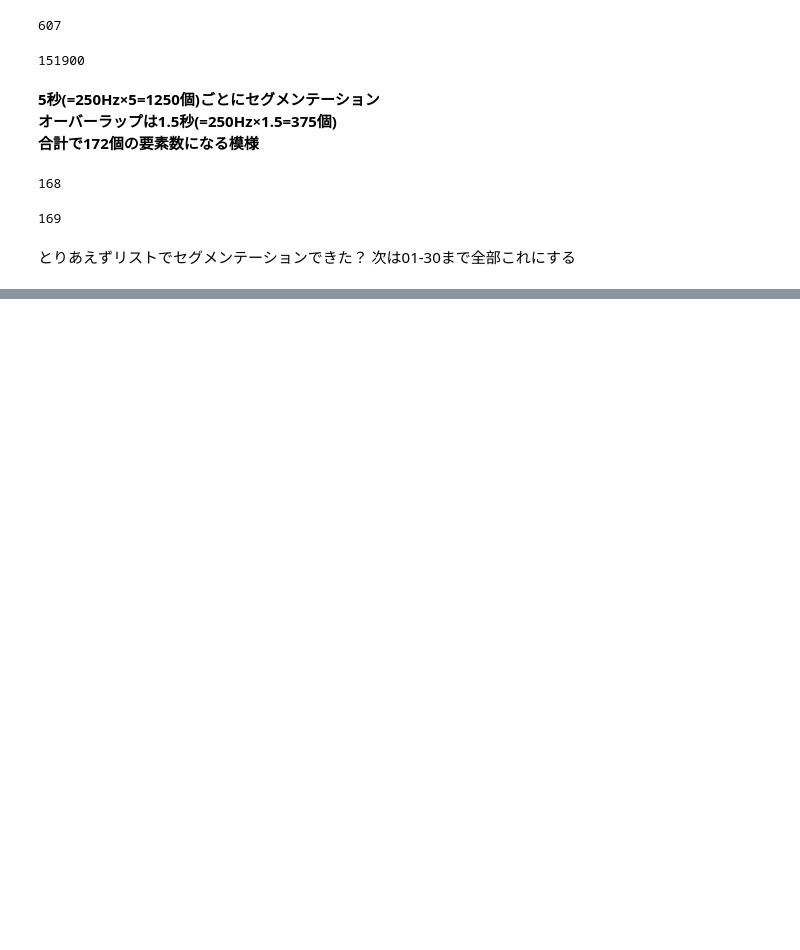
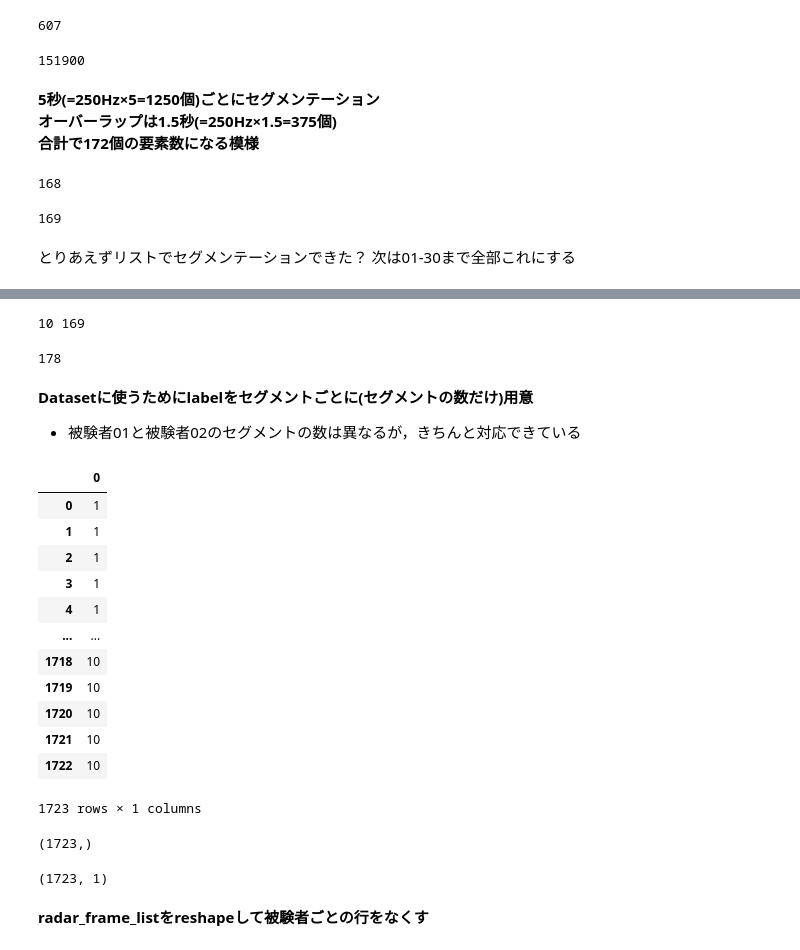
Before and after one commit to gondow86/lstm_cnn_ensemble, a Jupyter notebook: LSTM.ipynb, the cells around one changed output, grey strips where cells are left out. Saved outputs shown, nothing was run; the diff lists cells and outputs as text; code cells hidden in the pictures; blank space fills up the shorter version.

```diff
--- a/LSTM.ipynb
+++ b/LSTM.ipynb
@@ -135,0 +100,23 @@ Name: 0, Length: 169, dtype: object
+# %%
+# 10人分のdataframeを作る
+radar_frame_list = []
+for i in range(1, 11):
+    file_path = "data/radar_%02d.csv" % i
+    radar_frame = pd.read_csv(file_path)
+    wave = radar_frame.to_numpy().flatten()
+    wave_dem = signal.decimate(wave, ratio)
+    print(i, len(wave), len(wave_dem)//900)
+
+    remaining = len(wave_dem)
+    n = 0
+    n_stop = 1250
+    wave_segments = []
+
+    while n_stop < len(wave_dem):
+        n_start = 0 + (1249 - (350 - 1)) * n
+        n_stop = n_start + 1250
+        tmp = []
+        wave_segments.append(wave_dem[n_start:n_stop])
+        n += 1
+
+    radar_frame_list.append(wave_segments)
@@ -135,0 +155,49 @@ Name: 0, Length: 169, dtype: object
+# %%
+print(len(radar_frame_list), len(radar_frame_list[0]))
+# %% [output]
+10 169
+# %%
+counter = 0
+for label in labels:
+    if label == 10:
+        counter += 1
+counter
+# %% [output]
+178
+# %% [markdown]
+**Datasetに使うためにlabelをセグメントごとに(セグメントの数だけ)用意**
+* 被験者01と被験者02のセグメントの数は異なるが，きちんと対応できている
+# %%
+labels = []
+for i in range(len(radar_frame_list)):
+    for j in range(len(radar_frame_list[i])):
+        labels.append(i + 1)
+
+labels_df = pd.DataFrame(labels)
+labels_df
+# %% [output]
+|  | 0 |
+| 0 | 1 |
+| 1 | 1 |
+| 2 | 1 |
+| 3 | 1 |
+| 4 | 1 |
+| ... | ... |
+| 1718 | 10 |
+| 1719 | 10 |
+| 1720 | 10 |
+| 1721 | 10 |
+| 1722 | 10 |
+1723 rows × 1 columns
+# %%
+labels_df.values.reshape(-1).shape
+# %% [output]
+(1723,)
+# %%
+tmp = df.to_numpy().reshape(-1)
+df = pd.DataFrame(tmp).dropna()
+df.shape
+# %% [output]
+(1723, 1)
+# %% [markdown]
+**radar_frame_listをreshapeして被験者ごとの行をなくす**
```
Also changed, not shown: parts of 22 cells of this notebook, 2 other files.
